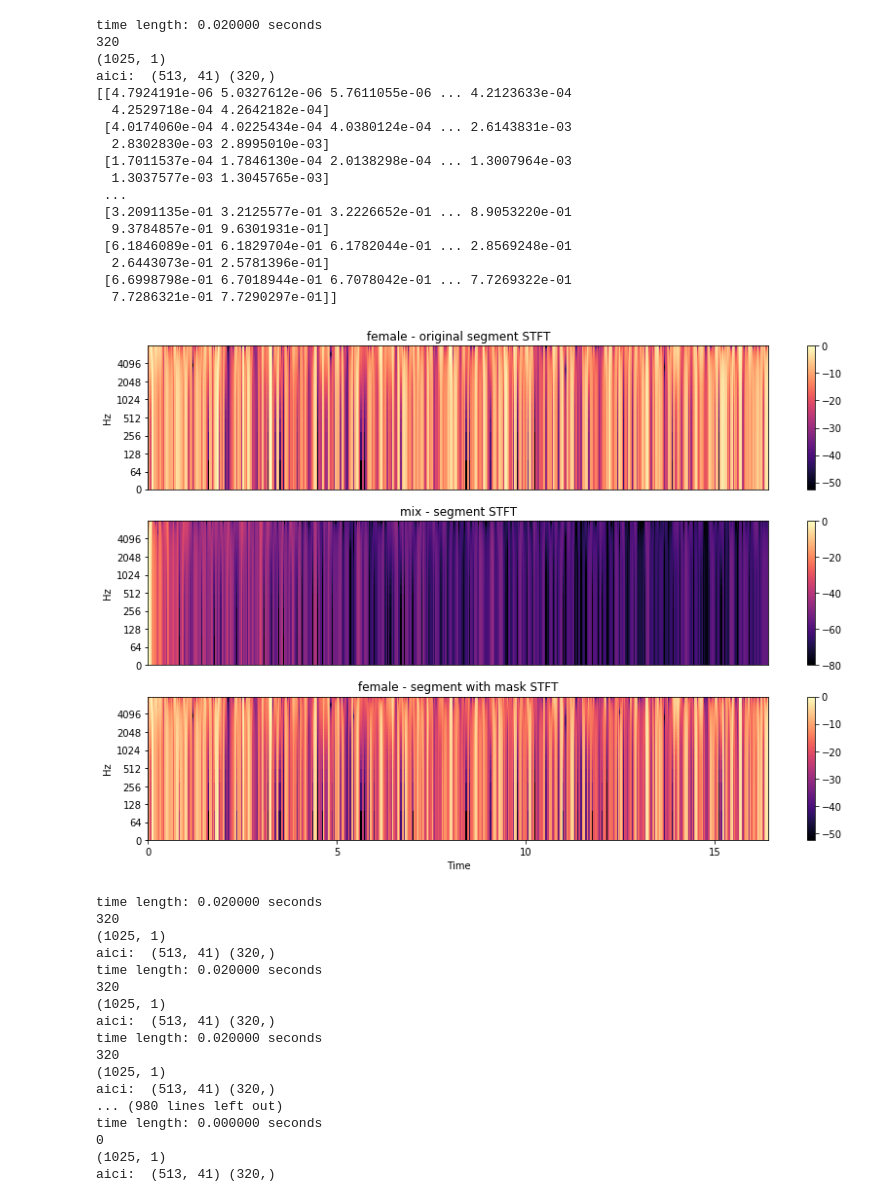
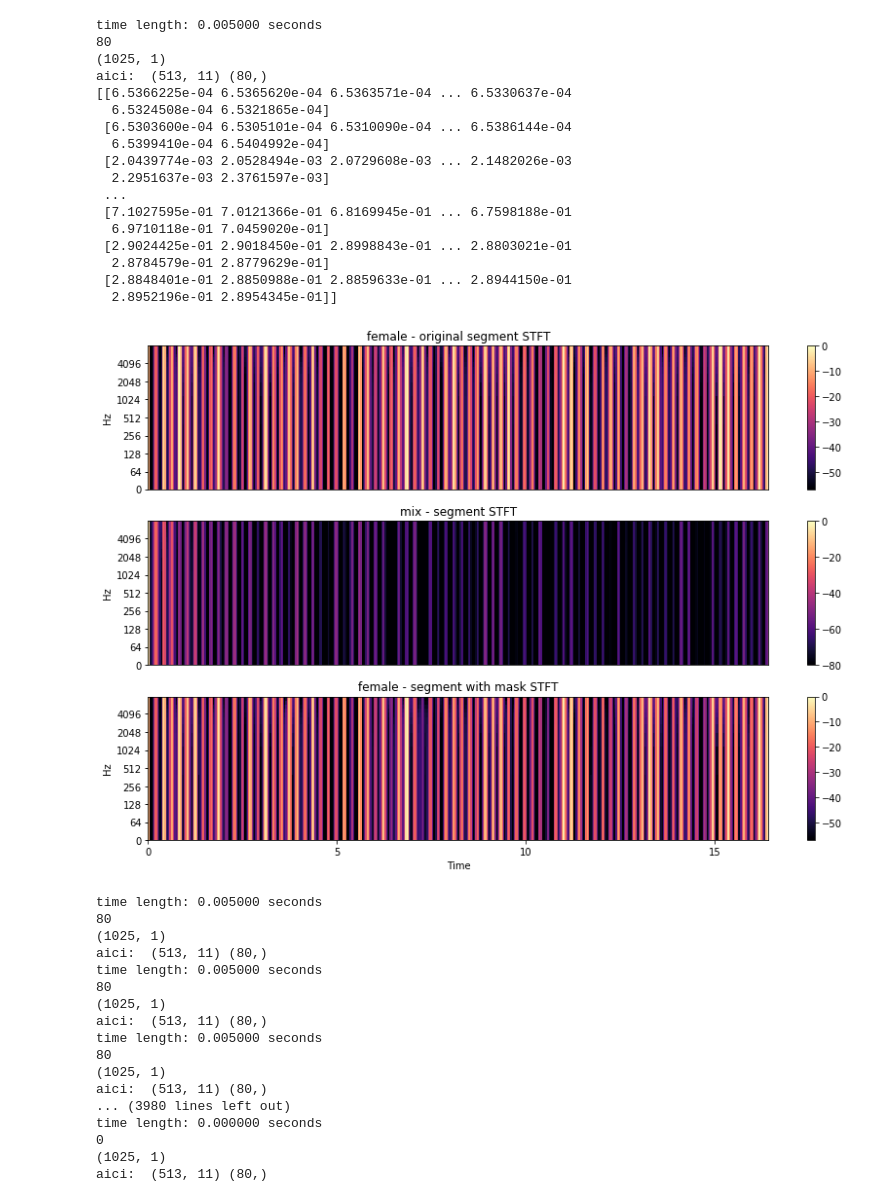
Before and after one commit to DianaPredoiu/sound-source-separation, a Jupyter notebook: sound-recovering.ipynb, the cells around one changed output. Drawn from its saved outputs; the diff is of its cells as text; code cells hidden in the pictures.

```diff
--- a/sound-recovering.ipynb
+++ b/sound-recovering.ipynb
@@ -70,7 +70,7 @@ def split_audio_using_small_segments(female_filename, male_filename):
     sound = np.empty([0,])
 
     total_ms = mix.__len__()
-    frame_size_ms = 20
+    frame_size_ms = 5
     i = 0
 
     while i * frame_size_ms < total_ms:
@@ -160,61 +160,61 @@ def split_audio_using_small_segments(female_filename, male_filename):
 
 
     sound1_start, sound1_end = mix_filename.index('arctic'), mix_filename.index('.wav')
-    name = "../recordings/rec_" + mix_filename[sound1_start:sound1_end]
+    name = "recordings/rec_" + mix_filename[sound1_start:sound1_end]
 
 
 #     sound1 = my_utils.delete_final_zeros_for_silence(sound1)
 #     sound2 = my_utils.delete_final_zeros_for_silence(sound2)
 #     print("sound final: ", sound1[315:321], sep='\n')
 
-    librosa.output.write_wav(name + '_female.wav', sound1, sr = 16000)
-    librosa.output.write_wav(name + '_male2.wav', sound2, sr = 16000)
+    librosa.output.write_wav('name' + '_female.wav', sound1, sr = 16000)
+    librosa.output.write_wav('name' + '_male2.wav', sound2, sr = 16000)
 #     librosa.output.write_wav(name + '_MIX-seg.wav', sound, sr = 16000)
 # %%
-male_filename = '../recordings/male1/arctic_a0002.wav'
-female_filename = '../recordings/female1/arctic_a0001.wav'
+male_filename = 'recordings/male1/arctic_a0002.wav'
+female_filename = 'recordings/female1/arctic_a0001.wav'
 
 # for entire audio
 # female, male, mix = my_utils.load_and_mix_files(female_filename, male_filename)
 # split_entire_audio(female, male, mix)
 
 #---------------------------------------
 # split audio in segments
 # mix is created inside function
 split_audio_using_small_segments(female_filename, male_filename)
 # %% [output]
-time length: 0.020000 seconds
-320
+time length: 0.005000 seconds
+80
 (1025, 1)
-aici:  (513, 41) (320,)
-[[4.7924191e-06 5.0327612e-06 5.7611055e-06 ... 4.2123633e-04
-  4.2529718e-04 4.2642182e-04]
- [4.0174060e-04 4.0225434e-04 4.0380124e-04 ... 2.6143831e-03
-  2.8302830e-03 2.8995010e-03]
- [1.7011537e-04 1.7846130e-04 2.0138298e-04 ... 1.3007964e-03
-  1.3037577e-03 1.3045765e-03]
+aici:  (513, 11) (80,)
+[[6.5366225e-04 6.5365620e-04 6.5363571e-04 ... 6.5330637e-04
+  6.5324508e-04 6.5321865e-04]
+ [6.5303600e-04 6.5305101e-04 6.5310090e-04 ... 6.5386144e-04
+  6.5399410e-04 6.5404992e-04]
+ [2.0439774e-03 2.0528494e-03 2.0729608e-03 ... 2.1482026e-03
+  2.2951637e-03 2.3761597e-03]
  ...
- [3.2091135e-01 3.2125577e-01 3.2226652e-01 ... 8.9053220e-01
-  9.3784857e-01 9.6301931e-01]
- [6.1846089e-01 6.1829704e-01 6.1782044e-01 ... 2.8569248e-01
-  2.6443073e-01 2.5781396e-01]
- [6.6998798e-01 6.7018944e-01 6.7078042e-01 ... 7.7269322e-01
-  7.7286321e-01 7.7290297e-01]]
+ [7.1027595e-01 7.0121366e-01 6.8169945e-01 ... 6.7598188e-01
+  6.9710118e-01 7.0459020e-01]
+ [2.9024425e-01 2.9018450e-01 2.8998843e-01 ... 2.8803021e-01
+  2.8784579e-01 2.8779629e-01]
+ [2.8848401e-01 2.8850988e-01 2.8859633e-01 ... 2.8944150e-01
+  2.8952196e-01 2.8954345e-01]]
-[figure, old version]
+[figure, new version]
-time length: 0.020000 seconds
-320
+time length: 0.005000 seconds
+80
 (1025, 1)
-aici:  (513, 41) (320,)
-time length: 0.020000 seconds
-320
+aici:  (513, 11) (80,)
+time length: 0.005000 seconds
+80
 (1025, 1)
-aici:  (513, 41) (320,)
-time length: 0.020000 seconds
-320
+aici:  (513, 11) (80,)
+time length: 0.005000 seconds
+80
 (1025, 1)
-aici:  (513, 41) (320,)
-... (980 lines left out)
+aici:  (513, 11) (80,)
+... (3980 lines left out)
 time length: 0.000000 seconds
 0
 (1025, 1)
-aici:  (513, 41) (320,)
+aici:  (513, 11) (80,)
```
Also changed, not shown: parts of 1 cell of this notebook, 7 other files.
